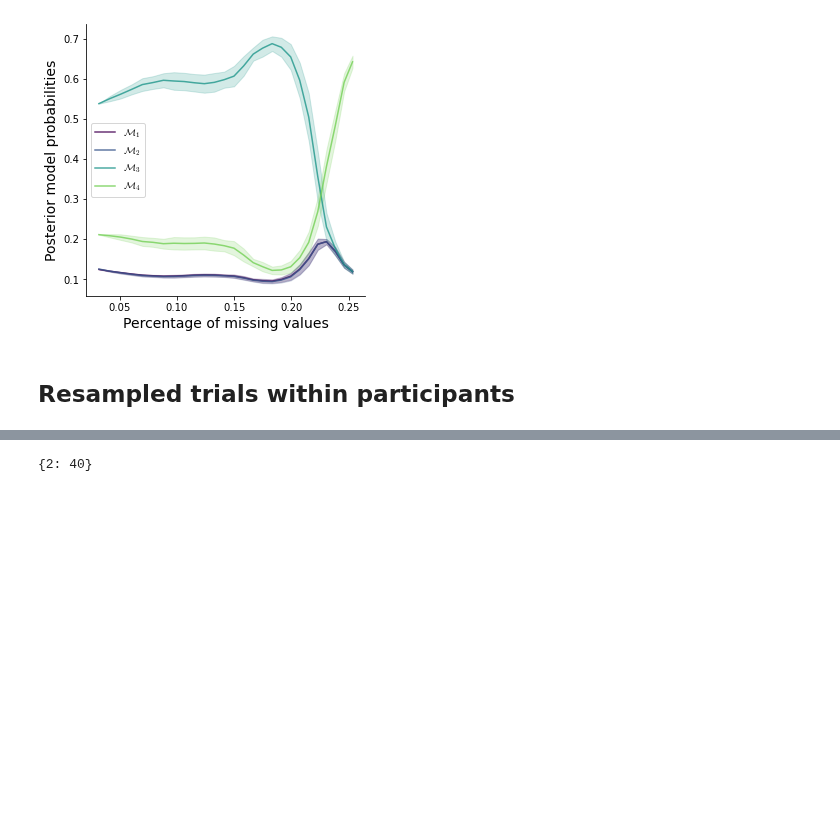
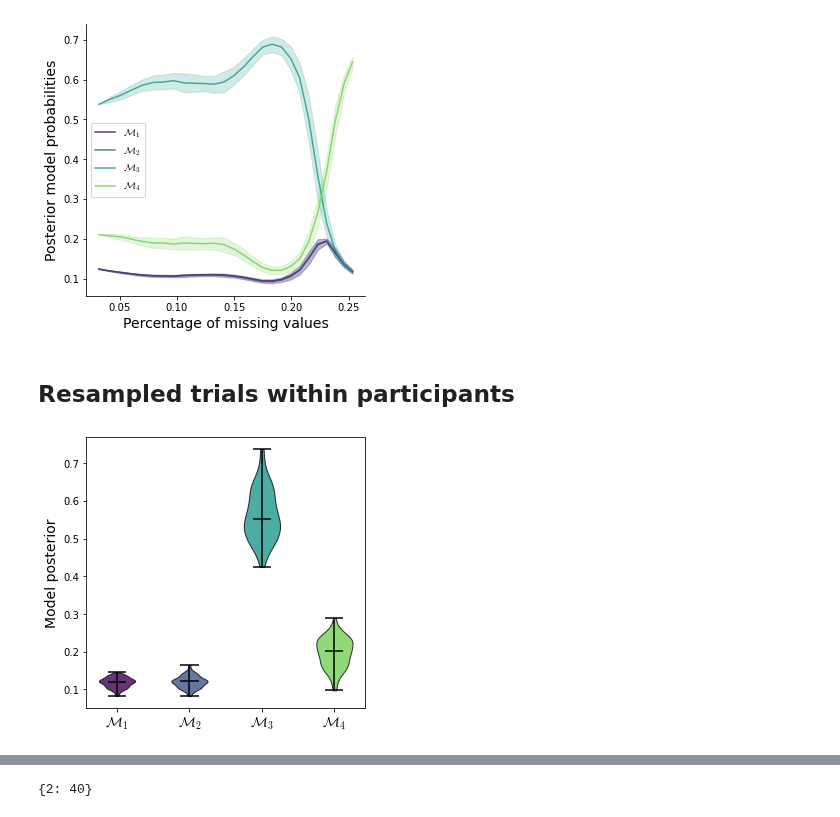
Before and after one commit to elseml/DeepHierarchicalModelComparison, a Jupyter notebook: notebooks/03_levy_flight_application/05_apply_networks.ipynb, the cells around one changed output, grey strips where cells are left out. Saved outputs shown, nothing was run; the diff lists cells and outputs as text; code cells hidden in the pictures; blank space fills up the shorter version.

Commit message:
perform robustness checks against bootstrapping + lopo

```diff
--- a/notebooks/03_levy_flight_application/05_apply_networks.ipynb
+++ b/notebooks/03_levy_flight_application/05_apply_networks.ipynb
@@ -203,0 +163,8 @@ bootstrapped_probs = np.asarray(bootstrapped_probs)[:,0,:]
+# %%
+bootstrapped_trials = inspect_robustness_bootstrap(empirical_data, evidence_net, summary_net, level='trials')
+bootstrapped_participants = inspect_robustness_bootstrap(empirical_data, evidence_net, summary_net, level='participants')
+leave_one_participant_out = inspect_robustness_lopo(empirical_data, evidence_net, summary_net)
+# %%
+plot_model_posteriors(bootstrapped_trials, labels)
+# %% [output]
+[figure, added]
```
Also changed, not shown: parts of 8 cells of this notebook, 1 other file.
